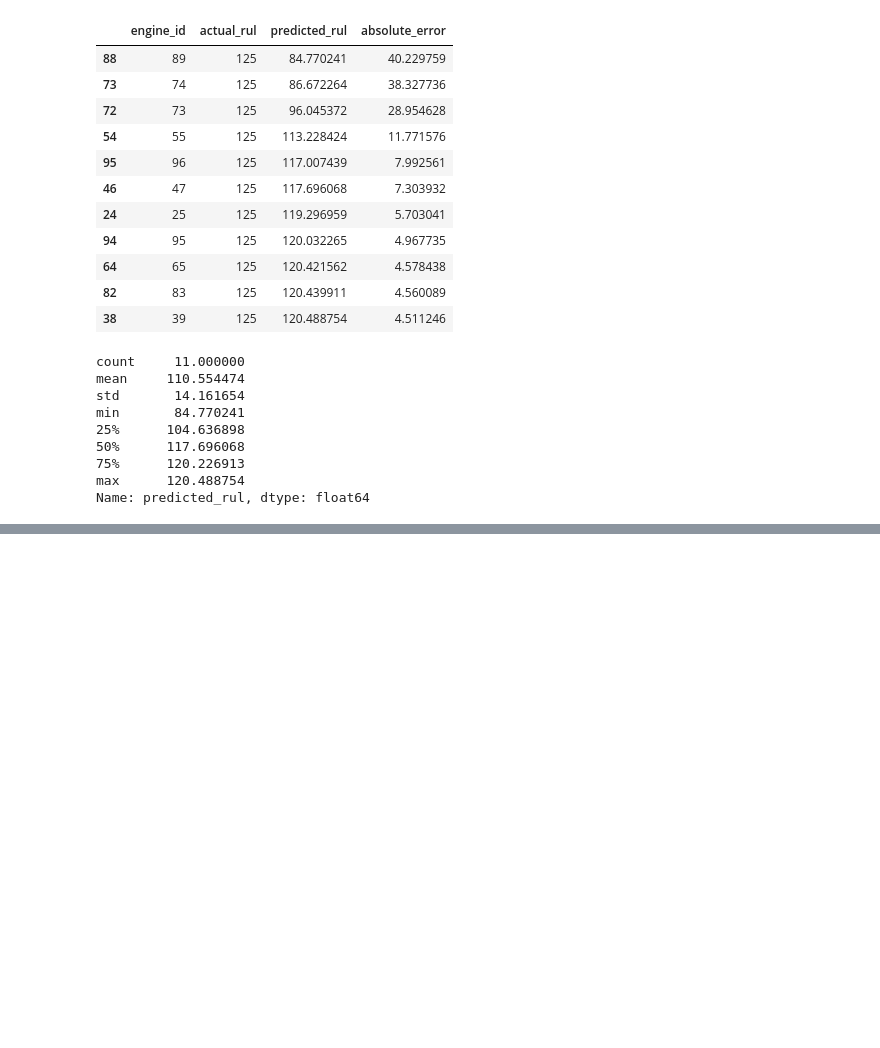
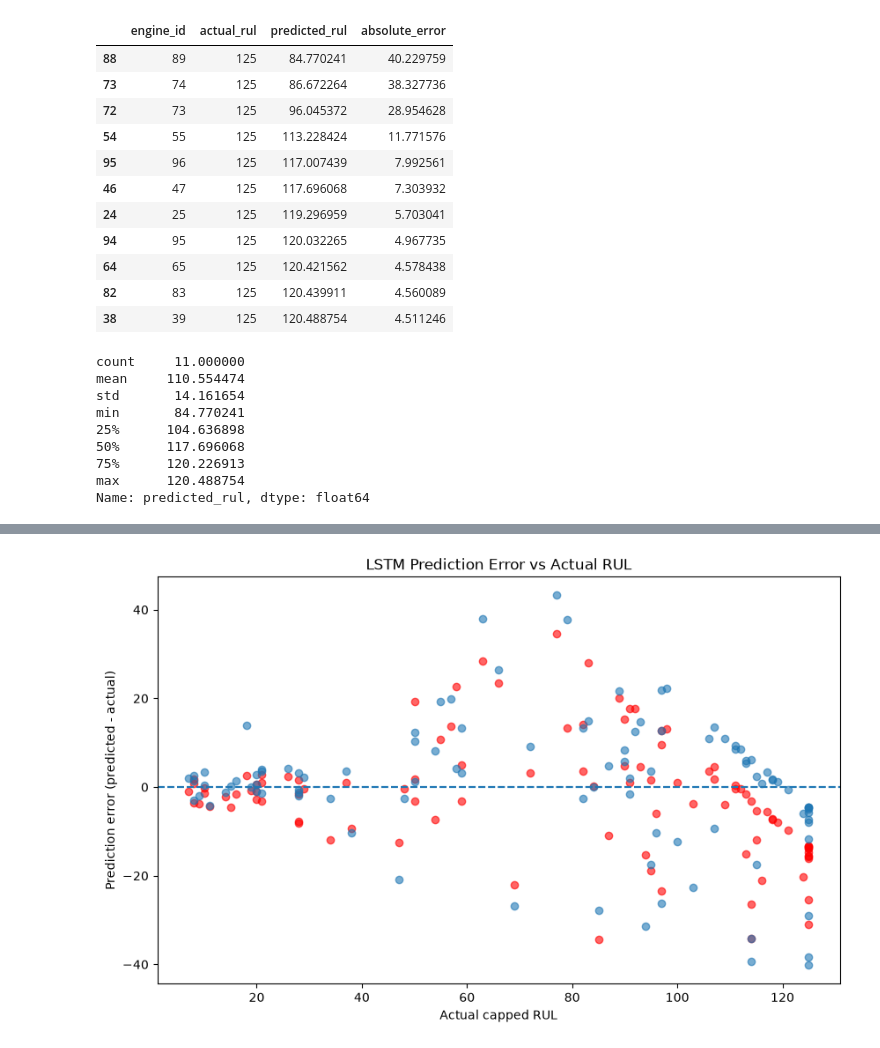
Before and after one commit to iamprakhar10/aircraft-rul-predictor, a Jupyter notebook: notebooks/01_explore_fd001.ipynb, the cells around one changed output, grey strips where cells are left out. Cells and saved outputs as stored; diff of their text form; code cells hidden in the pictures; blank space fills up the shorter version.

```diff
--- a/notebooks/01_explore_fd001.ipynb
+++ b/notebooks/01_explore_fd001.ipynb
@@ -1777,0 +2238,45 @@ Name: predicted_rul, dtype: float64
+# %%
+asymmetric_test_errors = (
+    test_predictions_asymmetric
+    - y_test_capped
+)
+
+plt.figure(figsize=(10, 6))
+
+plt.scatter(
+    y_test_capped,
+    asymmetric_test_errors,
+    alpha=0.6,
+    c='red'
+)
+
+plt.axhline(
+    y=0,
+    linestyle="--",
+)
+
+plt.xlabel("Actual capped RUL")
+plt.ylabel("Prediction error (predicted - actual)")
+plt.title(
+    "Asymmetric-Loss LSTM Prediction Error vs Actual RUL"
+)
+
+
+plt.scatter(
+    results_test["actual_rul"],
+    results_test["error"],
+    alpha=0.6
+)
+
+plt.axhline(
+    y=0,
+    linestyle="--"
+)
+
+plt.xlabel("Actual capped RUL")
+plt.ylabel("Prediction error (predicted - actual)")
+plt.title("LSTM Prediction Error vs Actual RUL")
+
+plt.show()
+# %% [output]
+[figure, added]
```
Also changed, not shown: parts of 9 cells of this notebook.
